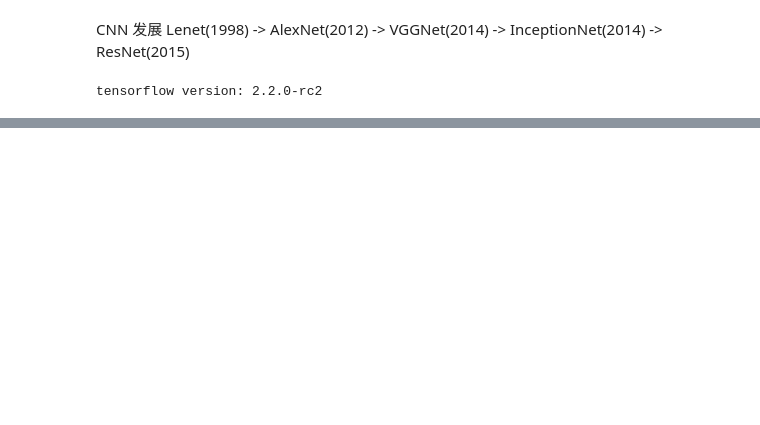
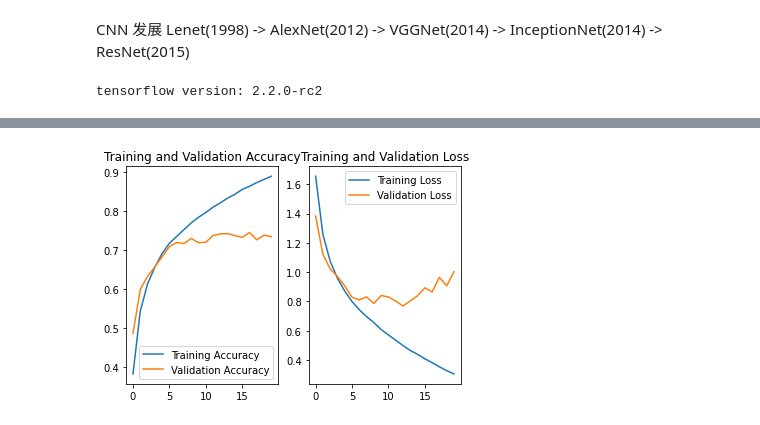
Before and after one commit to bingxl/example, a Jupyter notebook: python/cnn.ipynb, the cells around one changed output, grey strips where cells are left out. Saved outputs shown, nothing was run; the diff lists cells and outputs as text; code cells hidden in the pictures; blank space fills up the shorter version.

```diff
--- a/python/cnn.ipynb
+++ b/python/cnn.ipynb
@@ -26,12 +21,0 @@ Downloading data from https://www.cs.toronto.edu/~kriz/cifar-10-python.tar.gz
-# %%
-def train(model, epochs=5, plot=True):
-    model.compile(
-        optimizer='adam',
-        loss=tf.keras.losses.SparseCategoricalCrossentropy(from_logits=False),
-        metrics=['sparse_categorical_accuracy']
-    )
-    model.summary()
-    history = model.fit(x_train, y_train, epochs=epochs, validation_data=(x_test, y_test))
-    if plot:
-        # draw loss and acc plot
-        pass
@@ -296,0 +266,74 @@ ValueError: ignored
+# %%
+# Inception V1网络
+class ConvBNRelu(tf.keras.Model):
+    def __init__(self, ch, kernelsz=3, strides=1, padding='same'):
+        super(ConvBNRelu, self).__init__()
+        self.model = tf.keras.models.Sequential([
+            Conv2D(ch, kernelsz, strides=strides, padding=padding),
+            BatchNormalization(),
+            Activation('relu')
+        ])
+
+    def call(self, x):
+        x = self.model(x, training=False) #在training=False时，BN通过整个训练集计算均值、方差去做批归一化，training=True时，通过当前batch的均值、方差去做批归一化。推理时 training=False效果好
+        return x
+
+
+class InceptionBlk(tf.keras.Model):
+    def __init__(self, ch, strides=1):
+        super(InceptionBlk, self).__init__()
+        self.ch = ch
+        self.strides = strides
+        self.c1 = ConvBNRelu(ch, kernelsz=1, strides=strides)
+        self.c2_1 = ConvBNRelu(ch, kernelsz=1, strides=strides)
+        self.c2_2 = ConvBNRelu(ch, kernelsz=3, strides=1)
+        self.c3_1 = ConvBNRelu(ch, kernelsz=1, strides=strides)
+        self.c3_2 = ConvBNRelu(ch, kernelsz=5, strides=1)
+        self.p4_1 = MaxPool2D(3, strides=1, padding='same')
+        self.c4_2 = ConvBNRelu(ch, kernelsz=1, strides=strides)
+
+    def call(self, x):
+        x1 = self.c1(x)
+        x2_1 = self.c2_1(x)
+        x2_2 = self.c2_2(x2_1)
+        x3_1 = self.c3_1(x)
+        x3_2 = self.c3_2(x3_1)
+        x4_1 = self.p4_1(x)
+        x4_2 = self.c4_2(x4_1)
+        # concat along axis=channel
+        x = tf.concat([x1, x2_2, x3_2, x4_2], axis=3)
+        return x
+
+
+class Inception10(tf.keras.Model):
+    def __init__(self, num_blocks, num_classes, init_ch=16, **kwargs):
+        super(Inception10, self).__init__(**kwargs)
+        self.in_channels = init_ch
+        self.out_channels = init_ch
+        self.num_blocks = num_blocks
+        self.init_ch = init_ch
+        self.c1 = ConvBNRelu(init_ch)
+        self.blocks = tf.keras.models.Sequential()
+        for _ in range(num_blocks):
+            for layer_id in range(2):
+                if layer_id == 0:
+                    block = InceptionBlk(self.out_channels, strides=2)
+                else:
+                    block = InceptionBlk(self.out_channels, strides=1)
+                self.blocks.add(block)
+            # enlarger out_channels per block
+            self.out_channels *= 2
+        self.p1 = layers.GlobalAveragePooling2D()
+        self.f1 = Dense(num_classes, activation='softmax')
+
+    def call(self, x):
+        x = self.c1(x)
+        x = self.blocks(x)
+        x = self.p1(x)
+        y = self.f1(x)
+        return y
+
+
+model = Inception10(num_blocks=2, num_classes=10)
+train(model)
+# %% [output]
@@ -296,0 +357 @@ ValueError: ignored
+[figure, added]
```
Also changed, not shown: parts of 9 cells of this notebook.
